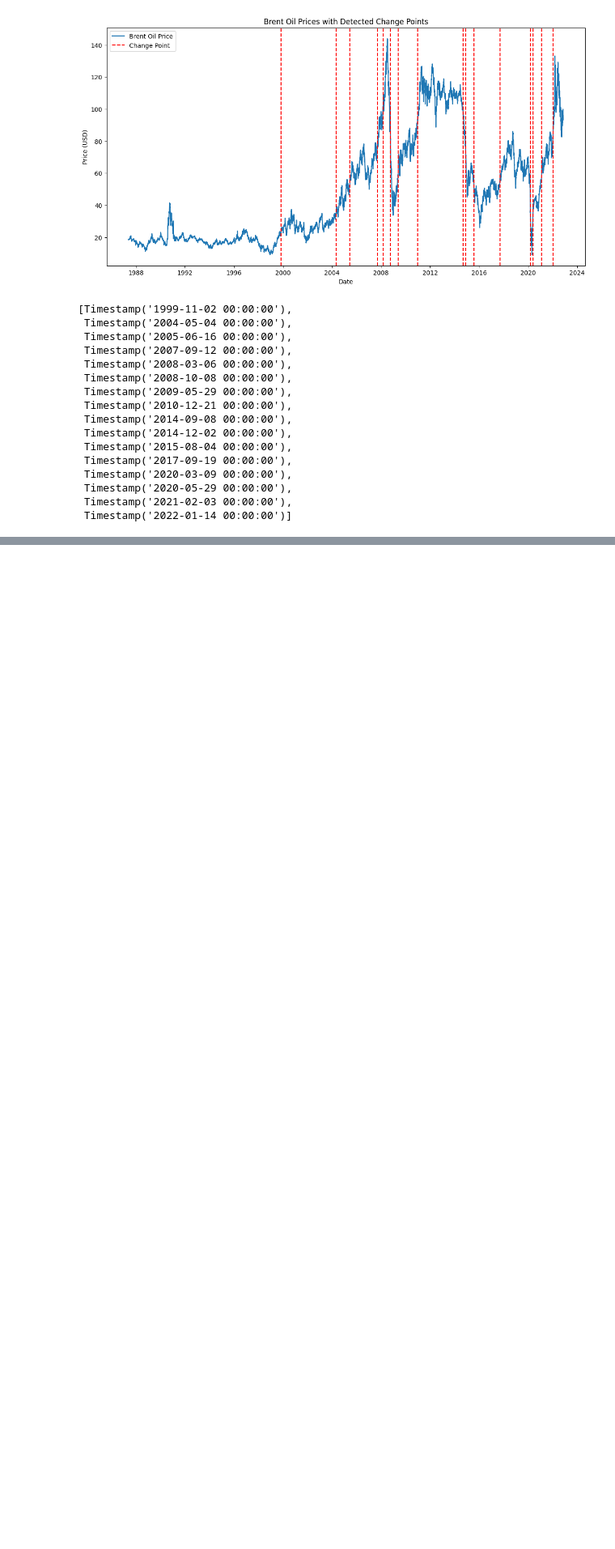
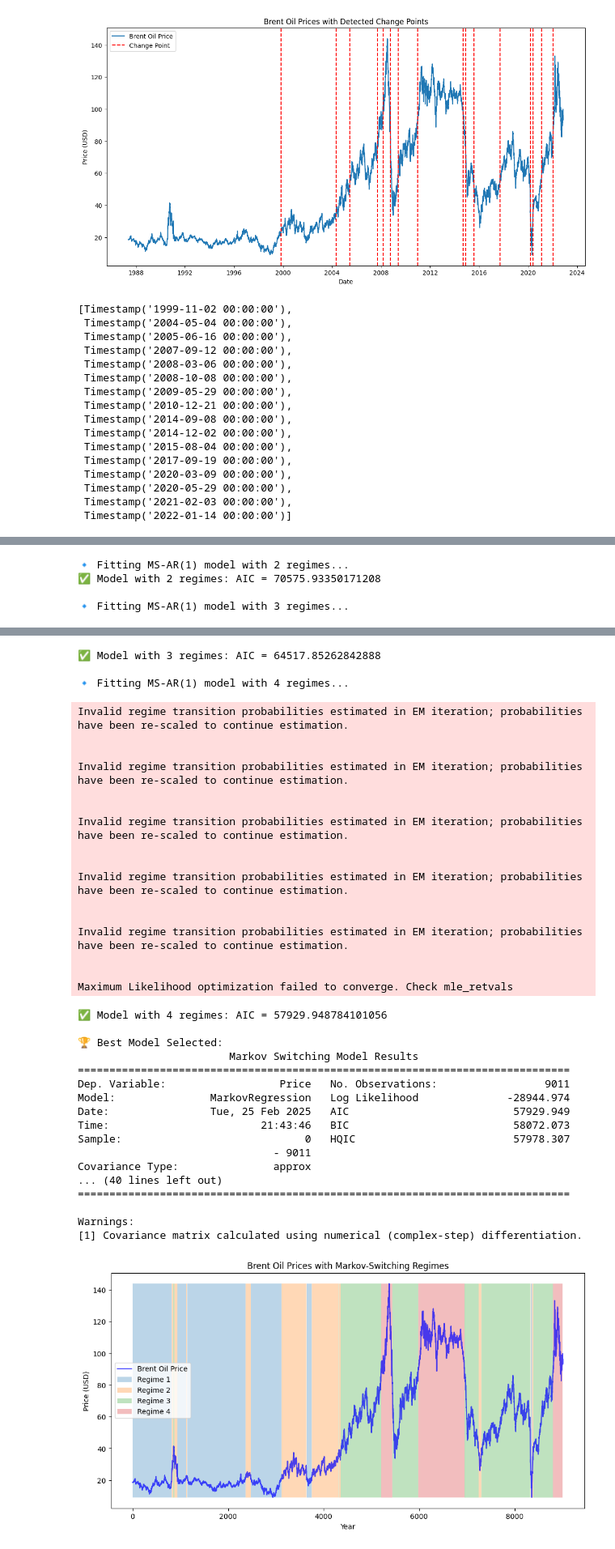
Before and after one commit to Daniel-1961/Birhan-Energies, a Jupyter notebook: notebook/Edas.ipynb, the cells around one changed output, grey strips where cells are left out. Shown at 81% size. Drawn from its saved outputs; the diff is of its cells as text; code cells hidden in the pictures; blank space fills up the shorter version.

```diff
--- a/notebook/Edas.ipynb
+++ b/notebook/Edas.ipynb
@@ -217,0 +185,10 @@ def scatter_plot_with_color_coding(historical_file, change_points_file):
+# %%
+from scripts.arma_model import *
+from scripts.arma_model import model_arima
+
+best_ms_arima_model = model_arima(df, n_states_list=[2, 3, 4], ar_order=1)
+# %% [output]
+🔹 Fitting MS-AR(1) model with 2 regimes...
+✅ Model with 2 regimes: AIC = 70575.93350171208
+
+🔹 Fitting MS-AR(1) model with 3 regimes...
@@ -217,0 +202,37 @@ def scatter_plot_with_color_coding(historical_file, change_points_file):
+✅ Model with 3 regimes: AIC = 64517.85262842888
+
+🔹 Fitting MS-AR(1) model with 4 regimes...
+Invalid regime transition probabilities estimated in EM iteration; probabilities have been re-scaled to continue estimation.
+
+
+Invalid regime transition probabilities estimated in EM iteration; probabilities have been re-scaled to continue estimation.
+
+
+Invalid regime transition probabilities estimated in EM iteration; probabilities have been re-scaled to continue estimation.
+
+
+Invalid regime transition probabilities estimated in EM iteration; probabilities have been re-scaled to continue estimation.
+
+
+Invalid regime transition probabilities estimated in EM iteration; probabilities have been re-scaled to continue estimation.
+
+
+Maximum Likelihood optimization failed to converge. Check mle_retvals
+✅ Model with 4 regimes: AIC = 57929.948784101056
+
+🏆 Best Model Selected:
+                        Markov Switching Model Results
+==============================================================================
+Dep. Variable:                  Price   No. Observations:                 9011
+Model:               MarkovRegression   Log Likelihood              -28944.974
+Date:                Tue, 25 Feb 2025   AIC                          57929.949
+Time:                        21:43:46   BIC                          58072.073
+Sample:                             0   HQIC                         57978.307
+                               - 9011
+Covariance Type:               approx
+... (40 lines left out)
+==============================================================================
+
+Warnings:
+[1] Covariance matrix calculated using numerical (complex-step) differentiation.
+[figure, added]
```
Also changed, not shown: parts of 9 cells of this notebook, 2 other files.
